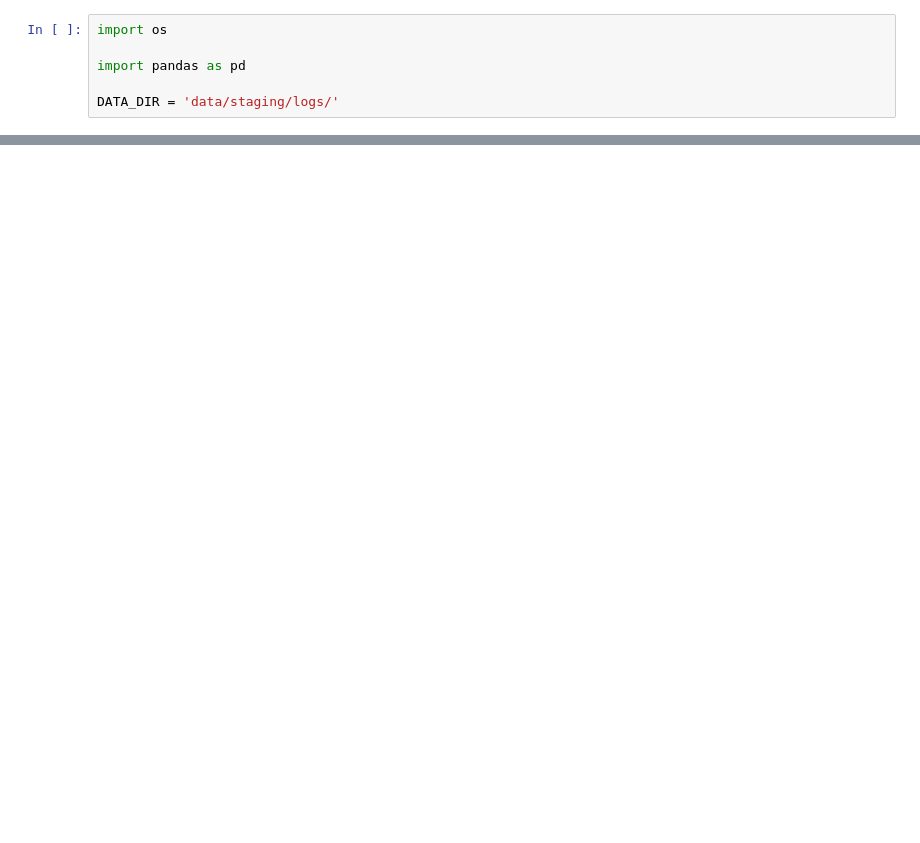
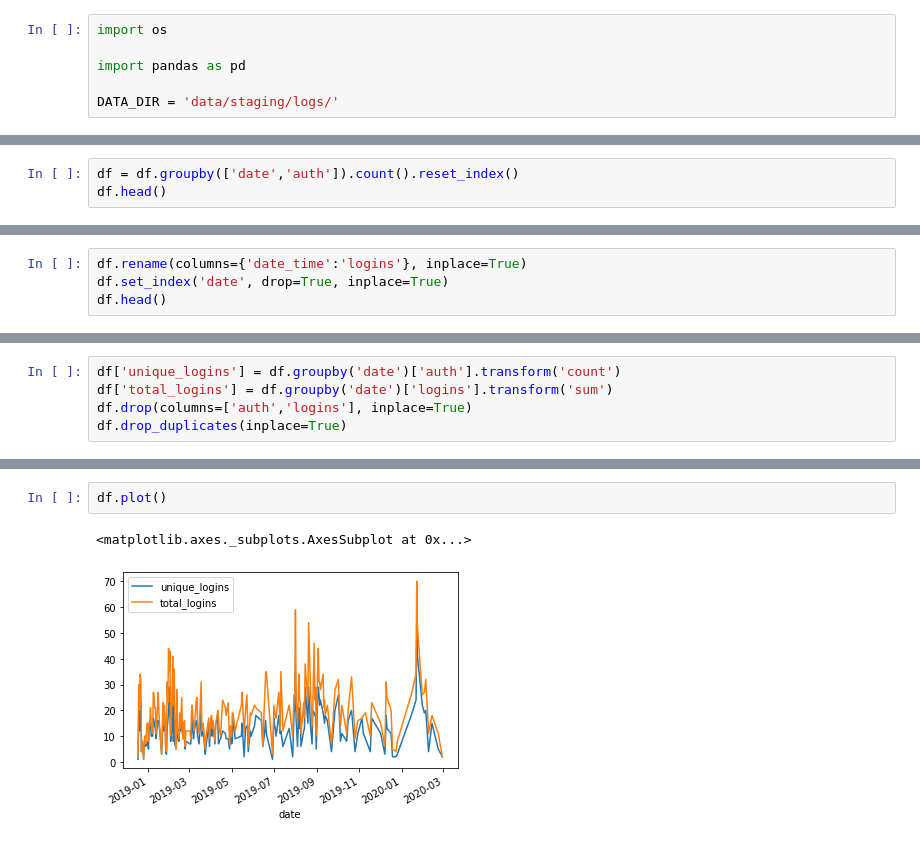
Before and after one commit to sdmccaul/rab-far_integration, a Jupyter notebook: vivo_log_analysis.ipynb, the cells around one changed output, grey strips where cells are left out. Saved outputs shown, nothing was run; the diff lists cells and outputs as text; blank space fills up the shorter version.

```diff
--- a/vivo_log_analysis.ipynb
+++ b/vivo_log_analysis.ipynb
@@ -41,0 +44,3 @@ memory usage: 106.9+ KB
+# %%
+df = df.groupby(['date','auth']).count().reset_index()
+df.head()
@@ -41,0 +54,4 @@ memory usage: 106.9+ KB
+# %%
+df.rename(columns={'date_time':'logins'}, inplace=True)
+df.set_index('date', drop=True, inplace=True)
+df.head()
@@ -41,0 +78,5 @@ memory usage: 106.9+ KB
+# %%
+df['unique_logins'] = df.groupby('date')['auth'].transform('count')
+df['total_logins'] = df.groupby('date')['logins'].transform('sum')
+df.drop(columns=['auth','logins'], inplace=True)
+df.drop_duplicates(inplace=True)
@@ -41,0 +95,5 @@ memory usage: 106.9+ KB
+# %%
+df.plot()
+# %% [output]
+<matplotlib.axes._subplots.AxesSubplot at 0x...>
+[figure, added]
```
Also changed, not shown: parts of 7 cells of this notebook.
